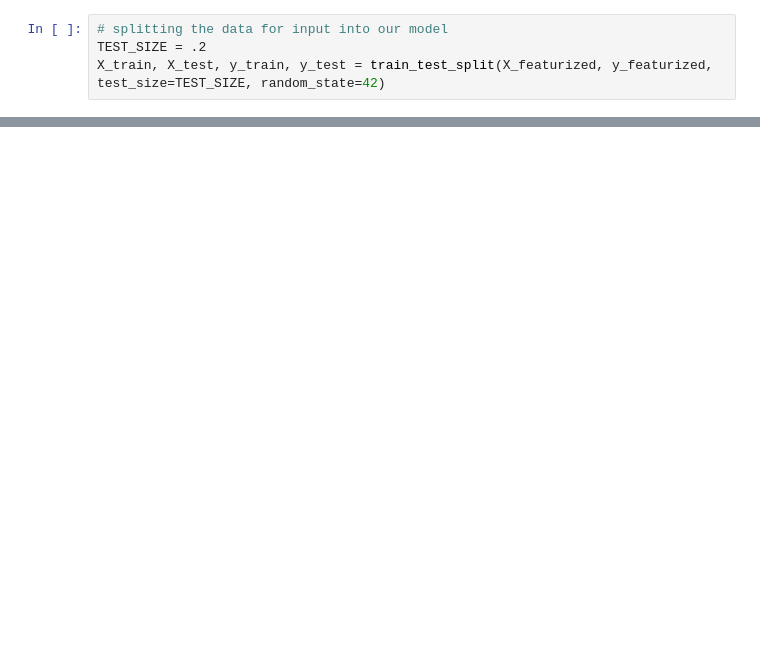
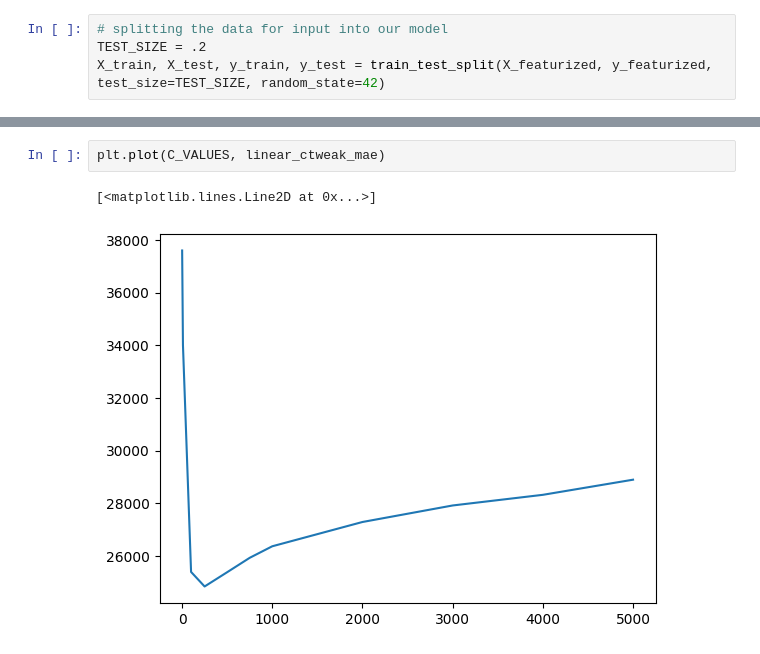
Before and after one commit to maxnbf/salary_prediction, a Jupyter notebook: svm_model.ipynb, the cells around one changed output, grey strips where cells are left out. Cells and saved outputs as stored; diff of their text form; blank space fills up the shorter version.

```diff
--- a/svm_model.ipynb
+++ b/svm_model.ipynb
@@ -52,0 +107,5 @@ preds = util.predict_and_analyze(sigmoid_model, X_test, y_test)
+# %%
+plt.plot(C_VALUES, linear_ctweak_mae)
+# %% [output]
+[<matplotlib.lines.Line2D at 0x...>]
+[figure, added]
```
Also changed, not shown: parts of 12 cells of this notebook, 4 other files.
